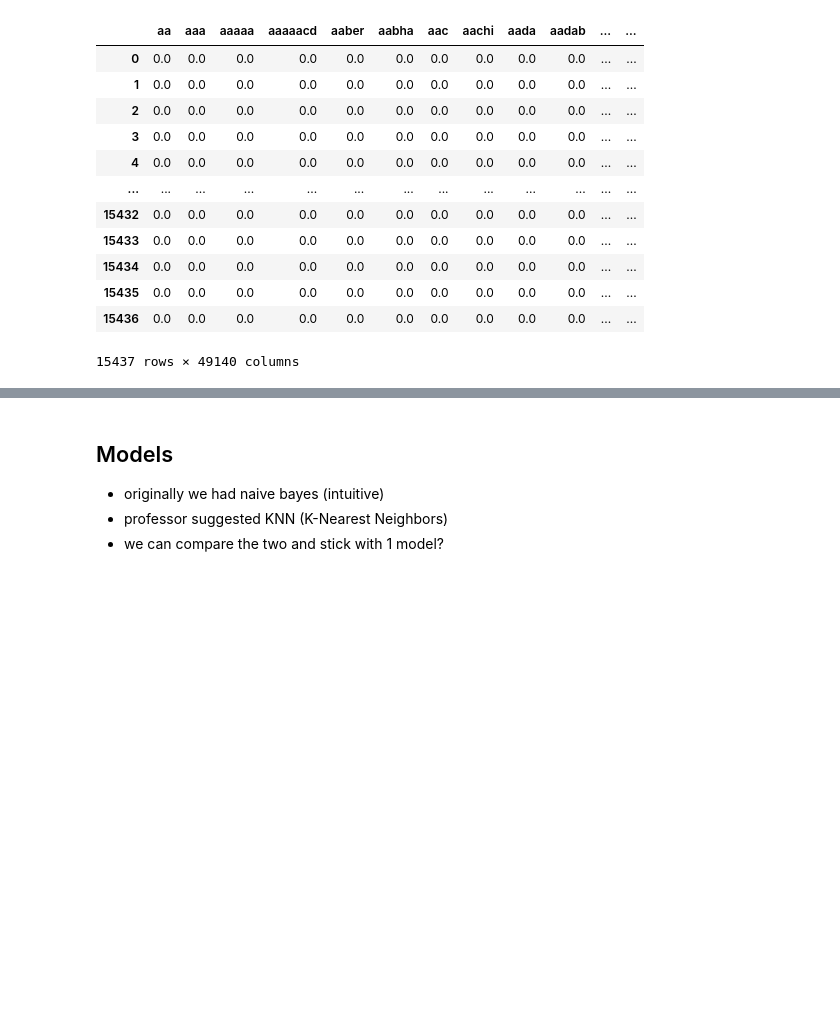
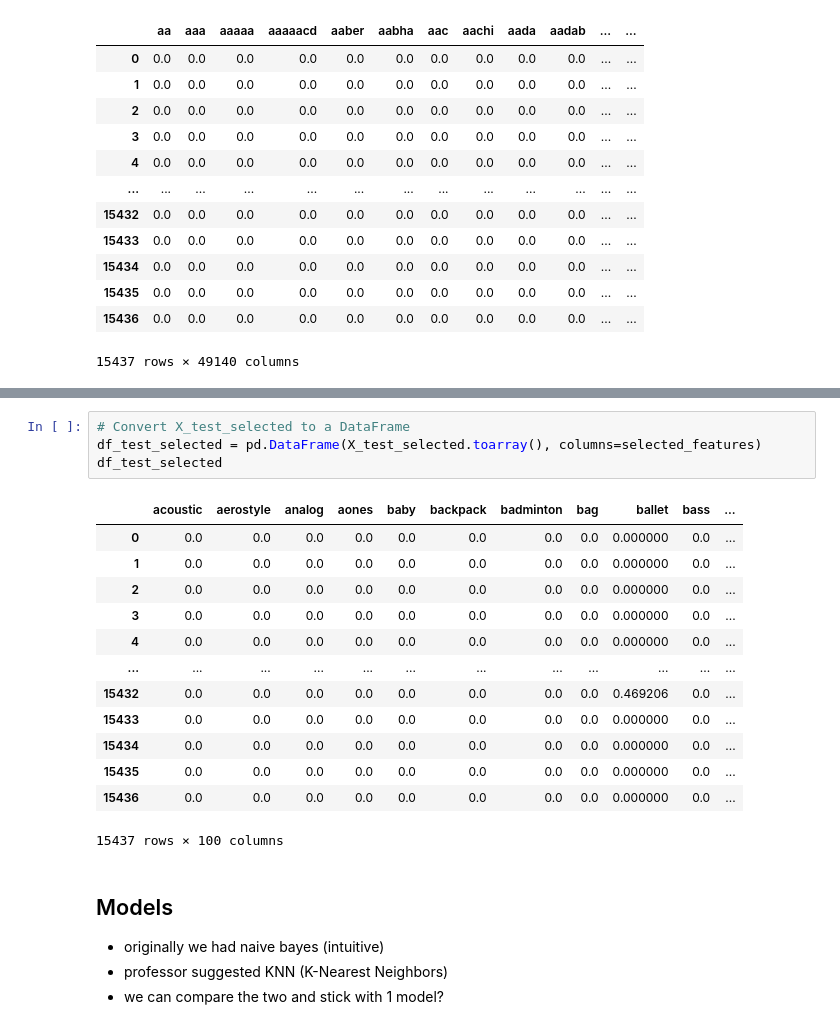
Before and after one commit to bzekeria/cogs109-final-project, a Jupyter notebook: notebooks/03_fetaure_engineering.ipynb, the cells around one changed output, grey strips where cells are left out. Drawn from its saved outputs; the diff is of its cells as text; blank space fills up the shorter version.

```diff
--- a/notebooks/03_fetaure_engineering.ipynb
+++ b/notebooks/03_fetaure_engineering.ipynb
@@ -170,3 +232,21 @@ test_words_numerical
+# %%
+# Convert X_test_selected to a DataFrame
+df_test_selected = pd.DataFrame(X_test_selected.toarray(), columns=selected_features)
+df_test_selected
+# %% [output]
+|  | acoustic | aerostyle | analog | aones | baby | backpack | badminton | bag | ballet | bass | ... |
+| 0 | 0.0 | 0.0 | 0.0 | 0.0 | 0.0 | 0.0 | 0.0 | 0.0 | 0.000000 | 0.0 | ... |
+| 1 | 0.0 | 0.0 | 0.0 | 0.0 | 0.0 | 0.0 | 0.0 | 0.0 | 0.000000 | 0.0 | ... |
+| 2 | 0.0 | 0.0 | 0.0 | 0.0 | 0.0 | 0.0 | 0.0 | 0.0 | 0.000000 | 0.0 | ... |
+| 3 | 0.0 | 0.0 | 0.0 | 0.0 | 0.0 | 0.0 | 0.0 | 0.0 | 0.000000 | 0.0 | ... |
+| 4 | 0.0 | 0.0 | 0.0 | 0.0 | 0.0 | 0.0 | 0.0 | 0.0 | 0.000000 | 0.0 | ... |
+| ... | ... | ... | ... | ... | ... | ... | ... | ... | ... | ... | ... |
+| 15432 | 0.0 | 0.0 | 0.0 | 0.0 | 0.0 | 0.0 | 0.0 | 0.0 | 0.469206 | 0.0 | ... |
+| 15433 | 0.0 | 0.0 | 0.0 | 0.0 | 0.0 | 0.0 | 0.0 | 0.0 | 0.000000 | 0.0 | ... |
+| 15434 | 0.0 | 0.0 | 0.0 | 0.0 | 0.0 | 0.0 | 0.0 | 0.0 | 0.000000 | 0.0 | ... |
+| 15435 | 0.0 | 0.0 | 0.0 | 0.0 | 0.0 | 0.0 | 0.0 | 0.0 | 0.000000 | 0.0 | ... |
+| 15436 | 0.0 | 0.0 | 0.0 | 0.0 | 0.0 | 0.0 | 0.0 | 0.0 | 0.000000 | 0.0 | ... |
+15437 rows × 100 columns
 # %% [markdown]
 ## Models
 - originally we had naive bayes (intuitive)
```
Also changed, not shown: parts of 12 cells of this notebook, 5 other files.
